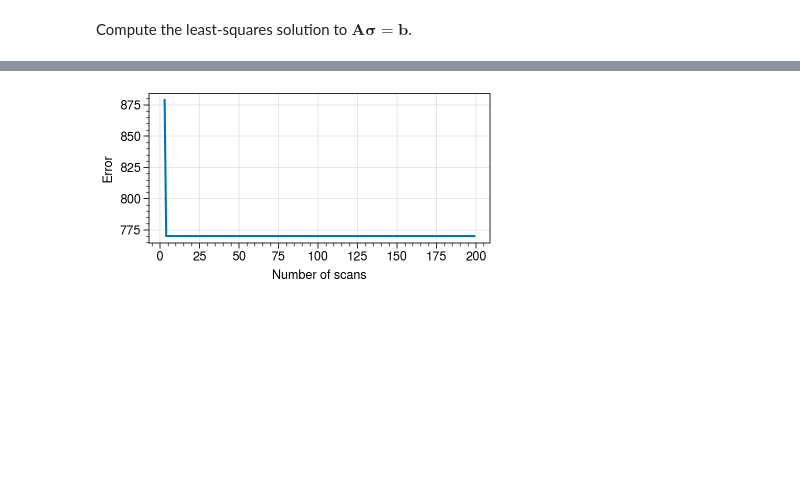
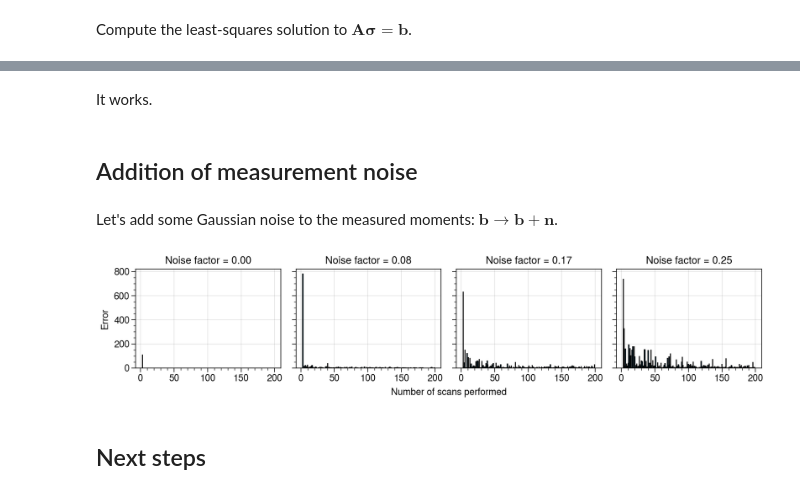
Before and after one commit to austin-hoover/accphys-tools, a Jupyter notebook: jupyter_notebooks/sigma_reconstruction.ipynb, the cells around one changed output, grey strips where cells are left out. Cells and saved outputs as stored; diff of their text form; code cells hidden in the pictures; blank space fills up the shorter version.

```diff
--- a/jupyter_notebooks/sigma_reconstruction.ipynb
+++ b/jupyter_notebooks/sigma_reconstruction.ipynb
@@ -97,13 +90,13 @@ Covariance matrix at s0 =
 Choose the quadrupole strengths at each scan index.
 # %%
 def get_kvals(kmin, kmax, nscans):
-    """Return quadrupole strengths at each scan index.
+    """Choose quadrupole strengths at each scan index.
 
     We linearly increase k1 (focusing quad) in the first half of the scan while
     keeping k2 (defocusing quad) constant. This is flipped in the second half.
     The strengths are measured in m^-2.
     """
-    kavg = 0.5*(kmin + kmax)
+    kavg = (kmin + kmax) / 2
     k1vals, k2vals = np.full(nscans, kavg), np.full(nscans, kavg)
     i = nscans // 2
     linear_scan = np.linspace(kmin, kmax, i)
@@ -144,7 +152,10 @@ def scan(init_params, kmin, kmax, nscans=3):
 # %%
-A, b = scan(env.params, kmin, kmax, nscans)
+nscans = 50
+kmin, kmax = (0.4, 0.6)
+A, b = scan(init_params, (kmin, kmax), nscans)
 
 fig, axes = plot.subplots(nrows=2, figsize=(5, 4), spany=False)
+k1vals, k2vals = get_kvals(kmin, kmax, nscans)
 axes[0].plot(k1vals, marker='.')
 axes[0].plot(k2vals, marker='.')
 for i in range(3):
@@ -158,8 +169,9 @@ myplt.set_labels(axes, ['Focusing strength ($mm^{-2}$)', '[$mm^2$]'], 'ylabel')
 # %% [markdown]
 Compute the least-squares solution to $\mathbf{A\sigma} = \mathbf{b}$.
 # %%
-lower_bounds = [0, 0, -np.inf, 0, 0, -np.inf, -np.inf, -np.inf, -np.inf, -np.inf] # <x^2> can't be negative
-upper_bounds = 10 * [np.inf]
-result = opt.lsq_linear(A, b, bounds=(lower_bounds, upper_bounds), verbose=2)
+lb = [0, 0, -np.inf, 0, 0, -np.inf, -np.inf, -np.inf, -np.inf, -np.inf] # <x^2> can't be negative
+ub = 10 * [np.inf]
+bounds = (lb, ub)
+result = opt.lsq_linear(A, b, bounds, verbose=2)
 # %% [output]
 The unconstrained solution is optimal.
@@ -218,14 +190,26 @@ def scan(init_params, kmin, kmax, nscans=3):
+# %% [markdown]
+It works.
+# %% [markdown]
+## Addition of measurement noise
+# %% [markdown]
+Let's add some Gaussian noise to the measured moments: $\mathbf{b} \rightarrow \mathbf{b} + \mathbf{n}$.
 # %%
-errors = []
-nscans_arr = np.arange(3, 200)
-for n in tqdm(nscans_arr):
-    A, b = scan(init_params, kmin, kmax, nscans=n)
-    result = opt.lsq_linear(A, b, bounds=(lower_bounds, upper_bounds))
-    error = np.sum((result.x - sigma0)**2)
-    errors.append(error)
+noise_list = np.linspace(0, 0.25, 4) # Gaussian noise factors
+nscans_list = np.arange(3, 200) # number of scans to perform at each iteration
+errors = np.zeros((len(noise_list), len(nscans_list))) # ssq error for initial vs. final moments
+
+for j, nscans in enumerate(tqdm(nscans_list)):
+    for i, noise in enumerate(noise_list):
+        A, b = scan(init_params, (kmin, kmax), nscans, noise)
+        result = opt.lsq_linear(A, b, bounds=bounds)
+        errors[i, j] = np.sum((result.x - sigma0)**2)
 # %%
-fig, ax = plot.subplots(figsize=(4, 2))
-ax.plot(nscans_arr, errors)
-ax.format(ylabel='Error', xlabel='Number of scans')
+fig, axes = plot.subplots(ncols=len(noise_list), figsize=(9, 2))
+for i, ax in enumerate(axes):
+    ax.bar(nscans_list, errors[i])
+axes.format(ylabel='Error', xlabel='Number of scans performed')
+myplt.set_labels(axes, ['Noise factor = {:.2f}'.format(n) for n in noise_list], 'title')
 # %% [output]
-[figure, old version]
+[figure, new version]
+# %% [markdown]
+## Next steps
```
Also changed, not shown: parts of 14 cells of this notebook.
